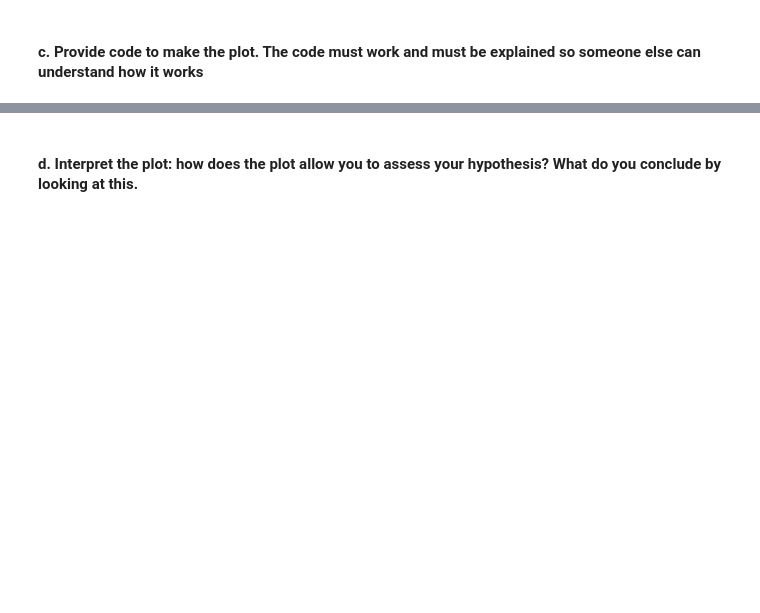
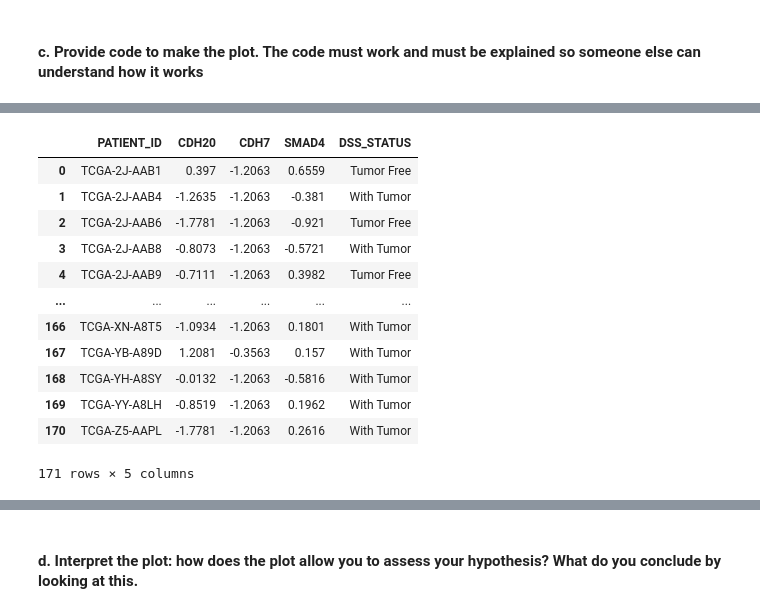
Before and after one commit to kthuang20/CancerGenomics, a Jupyter notebook: Cancer_Genomics_Final_Project.ipynb, the cells around one changed output, grey strips where cells are left out. Saved outputs shown, nothing was run; the diff lists cells and outputs as text; code cells hidden in the pictures; blank space fills up the shorter version.

```diff
--- a/Cancer_Genomics_Final_Project.ipynb
+++ b/Cancer_Genomics_Final_Project.ipynb
@@ -813,14 +834,2 @@ To compare similarity in expression patterns across tumor samples and genes, I c
 # %% [markdown]
 #### c. Provide code to make the plot. The code must work and must be explained so someone else can understand how it works
-# %%
-# store the list of the top 20 genes
-top_genes = num_samples_with_mut.head(20)['gene'].tolist()
-# store the expression levels of these top 20 genes
-top_gene_exp = mRNA_exp.loc[mRNA_exp['Hugo_Symbol'].isin(top_genes)]
-# remove the gene id as a column
-top_gene_exp.drop('Entrez_Gene_Id', axis=1, inplace=True)
-# set index as the gene name
-top_gene_exp.set_index('Hugo_Symbol', inplace=True)
-# order the genes from greatest to least mutated
-top_gene_exp = top_gene_exp.reindex(top_genes)
-top_gene_exp
@@ -856,0 +836,28 @@ dash_bio.Clustergram(
+# %%
+# create a dataframe containing the mRNA expression levels of the top 3 mutated genes in the Wnt pathway
+top_genes_exp = mRNA_exp[mRNA_exp['Hugo_Symbol'].isin(top_genes)].drop('Entrez_Gene_Id', axis=1)
+# rearrange the dataframe so that the samples are the rows and the columns are the genes
+top_genes_exp = top_genes_exp.transpose().reset_index()
+# rename columns
+top_genes_exp.columns = ['PATIENT_ID'] + top_genes_exp.iloc[0, 1:].tolist()
+# remove the first row containing the names of the genes
+top_genes_exp.drop(0, inplace=True)
+# remove the barcode for the samples to get just the patient ids
+top_genes_exp['PATIENT_ID'] = top_genes_exp['PATIENT_ID'].str[:-3]
+# add the patient survival outcomes
+top_genes_exp = pd.merge(top_genes_exp, survival_outcome, on='PATIENT_ID', how='inner')
+top_genes_exp
+# %% [output]
+|  | PATIENT_ID | CDH20 | CDH7 | SMAD4 | DSS_STATUS |
+| 0 | TCGA-2J-AAB1 | 0.397 | -1.2063 | 0.6559 | Tumor Free |
+| 1 | TCGA-2J-AAB4 | -1.2635 | -1.2063 | -0.381 | With Tumor |
+| 2 | TCGA-2J-AAB6 | -1.7781 | -1.2063 | -0.921 | Tumor Free |
+| 3 | TCGA-2J-AAB8 | -0.8073 | -1.2063 | -0.5721 | With Tumor |
+| 4 | TCGA-2J-AAB9 | -0.7111 | -1.2063 | 0.3982 | Tumor Free |
+| ... | ... | ... | ... | ... | ... |
+| 166 | TCGA-XN-A8T5 | -1.0934 | -1.2063 | 0.1801 | With Tumor |
+| 167 | TCGA-YB-A89D | 1.2081 | -0.3563 | 0.157 | With Tumor |
+| 168 | TCGA-YH-A8SY | -0.0132 | -1.2063 | -0.5816 | With Tumor |
+| 169 | TCGA-YY-A8LH | -0.8519 | -1.2063 | 0.1962 | With Tumor |
+| 170 | TCGA-Z5-AAPL | -1.7781 | -1.2063 | 0.2616 | With Tumor |
+171 rows × 5 columns
```
Also changed, not shown: parts of 31 cells of this notebook.
